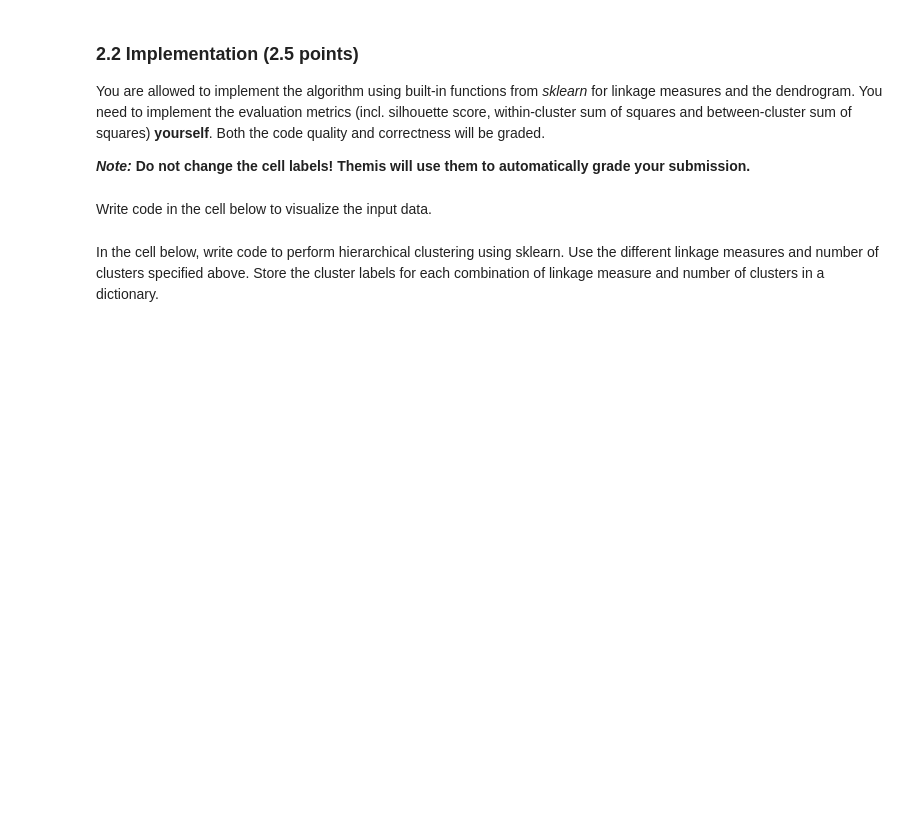
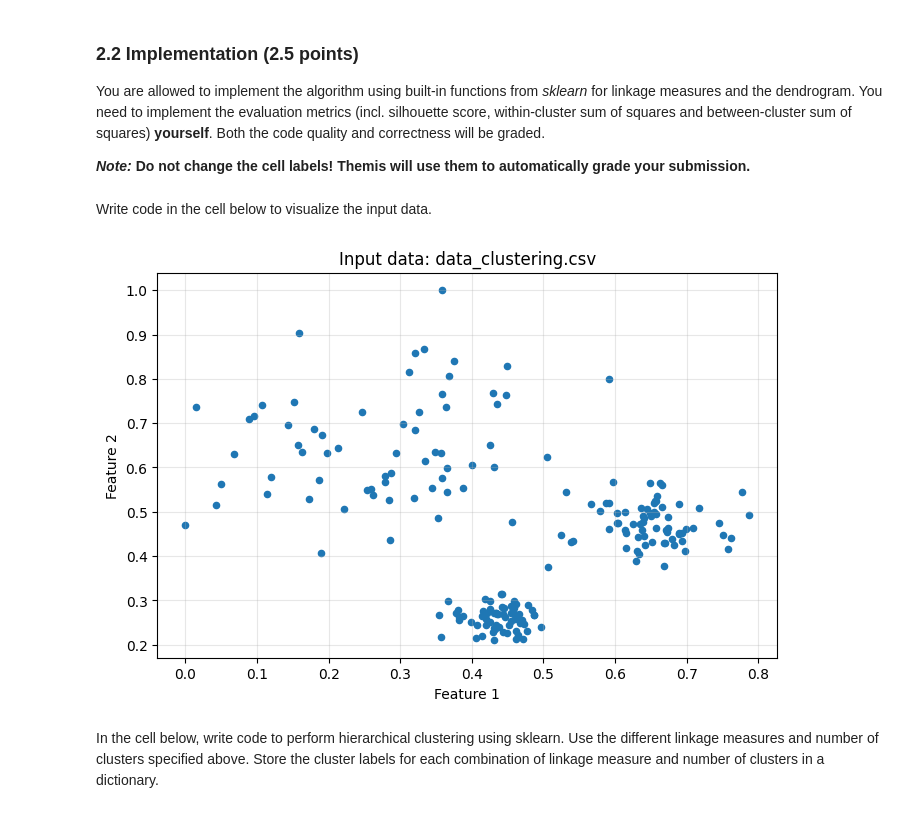
Before and after one commit to littlePanda2/ml-assignments, a Jupyter notebook: assignment2.ipynb, the cells around one changed output. Saved outputs shown, nothing was run; the diff lists cells and outputs as text; code cells hidden in the pictures; blank space fills up the shorter version.

```diff
--- a/assignment2.ipynb
+++ b/assignment2.ipynb
@@ -66,3 +70,14 @@ Write code in the cell below to visualize the input data.
+# %%
+# TODO: Visualize the data points.
+plt.figure(figsize=(8, 5))
+plt.scatter(data[:, 0], data[:, 1], s=20)
+plt.title("Input data: data_clustering.csv")
+plt.xlabel("Feature 1")
+plt.ylabel("Feature 2")
+plt.grid(True, alpha=0.3)
+plt.show()
+# %% [output]
+[figure, added]
 # %% [markdown]
 In the cell below, write code to perform hierarchical clustering using sklearn. Use the different linkage measures and number of clusters specified above. Store the cluster labels for each combination of linkage measure and number of clusters in a dictionary.
 # %%
```
Also changed, not shown: parts of 10 cells of this notebook.
